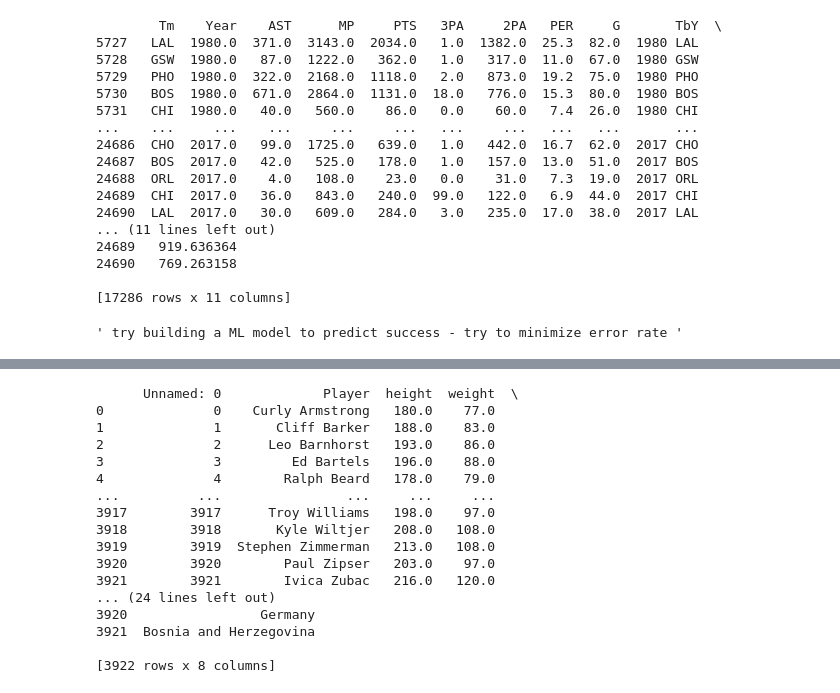
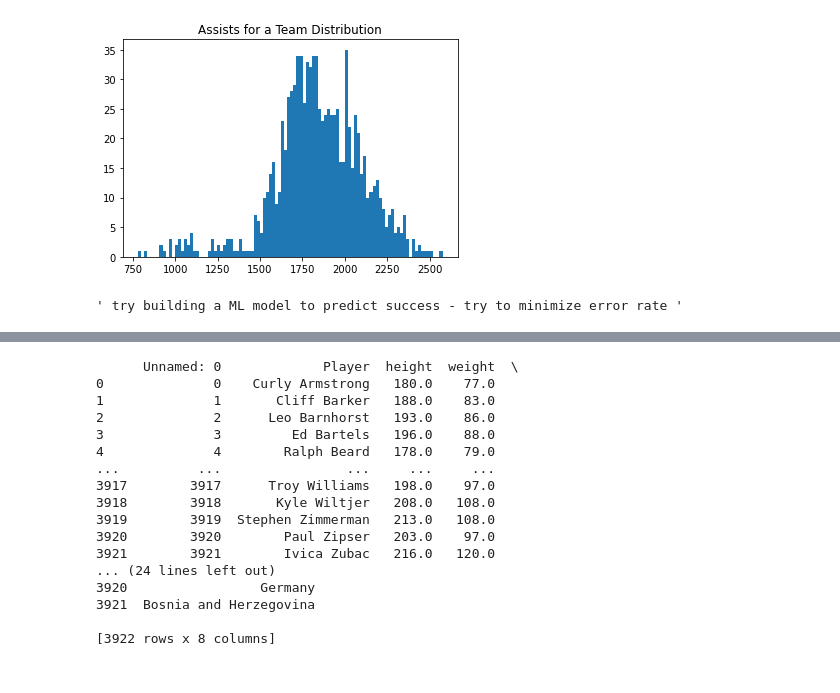
Before and after one commit to canudi/BD_final_project, a Jupyter notebook: final.ipynb, the cells around one changed output, grey strips where cells are left out. Drawn from its saved outputs; the diff is of its cells as text; code cells hidden in the pictures.

Commit message:
divided current code to boxes. found points and minutes distribution columns.

```diff
--- a/final.ipynb
+++ b/final.ipynb
@@ -25,58 +32,34 @@ print(team_recs)
 # %%
-season_stats = pd.read_csv('Seasons_Stats.csv')
-# by_team = season_stats.groupby('Tm').get_group('AND')
-# not sure if contributes to team playing - 'OWS', 'DWS', 'WS', 'WS/48',
-
-# team_playing_stats = season_stats.loc['Year', 'Tm', 'MP', 'PER', 'AST', 'AST%', 'USG%', 'PTS', '3PA', '2PA', 'PF']
-""" build normalized series for each interesting column """
-players_df = season_stats[['Tm', 'Year', 'AST', 'MP', 'PTS', '3PA', '2PA', 'PER', 'G']].dropna()
-TOT_mask = players_df.Tm == 'TOT'
-players_df = players_df[~TOT_mask]
-players_df['TbY'] = players_df.Year.astype(int).apply(lambda name: str(name)) + ' ' + players_df.Tm
-players_df['MpGnorm'] = players_df['MP'] / players_df['G'] * 48
 assists_by_team = players_df[['AST', 'TbY']].groupby(players_df.TbY).sum()
-print(players_df)
 tby_mask = (players_df.groupby(players_df.TbY).count() > 13).Tm     # a team must have at least 14 players with data
+plt.hist(assists_by_team[tby_mask], bins=100)
+plt.title('Assists for a Team Distribution')
+plt.show()
+# print(players_df)
 # TODO - there are teams with very large number of total assists - check if it makes sense
 # maybe plot a histogram of assists_by_team
 # print(assists_by_team[tby_mask].sort_values('AST'))
 
 
 """
 build team_playing_by_team DF with normalized series for each interesting column by team - X matrix:
     AST -   sum
     MP  -   distribution - nuschat motivation: 1 - normalized std
     PTS -   distribution
     PA  -   distribution
     PF  -   distribution
 index - <season>_<team_name>
 """
 
 """ maybe - check correlation between the columns in X """
 
 """ build y series - team success for each season """
 
 """ check correlation for each colum in X with y """
 
 """ hypothesis testing """
 
 """ try building a ML model to predict success - try to minimize error rate """
 # %% [output]
+[figure, added]
-        Tm    Year    AST      MP     PTS   3PA     2PA   PER     G       TbY  \
-5727   LAL  1980.0  371.0  3143.0  2034.0   1.0  1382.0  25.3  82.0  1980 LAL
-5728   GSW  1980.0   87.0  1222.0   362.0   1.0   317.0  11.0  67.0  1980 GSW
-5729   PHO  1980.0  322.0  2168.0  1118.0   2.0   873.0  19.2  75.0  1980 PHO
-5730   BOS  1980.0  671.0  2864.0  1131.0  18.0   776.0  15.3  80.0  1980 BOS
-5731   CHI  1980.0   40.0   560.0    86.0   0.0    60.0   7.4  26.0  1980 CHI
-...    ...     ...    ...     ...     ...   ...     ...   ...   ...       ...
-24686  CHO  2017.0   99.0  1725.0   639.0   1.0   442.0  16.7  62.0  2017 CHO
-24687  BOS  2017.0   42.0   525.0   178.0   1.0   157.0  13.0  51.0  2017 BOS
-24688  ORL  2017.0    4.0   108.0    23.0   0.0    31.0   7.3  19.0  2017 ORL
-24689  CHI  2017.0   36.0   843.0   240.0  99.0   122.0   6.9  44.0  2017 CHI
-24690  LAL  2017.0   30.0   609.0   284.0   3.0   235.0  17.0  38.0  2017 LAL
-... (11 lines left out)
-24689   919.636364
-24690   769.263158
-
-[17286 rows x 11 columns]
+' try building a ML model to predict success - try to minimize error rate '
-' try building a ML model to predict success - try to minimize error rate '
```
Also changed, not shown: parts of 4 cells of this notebook.
